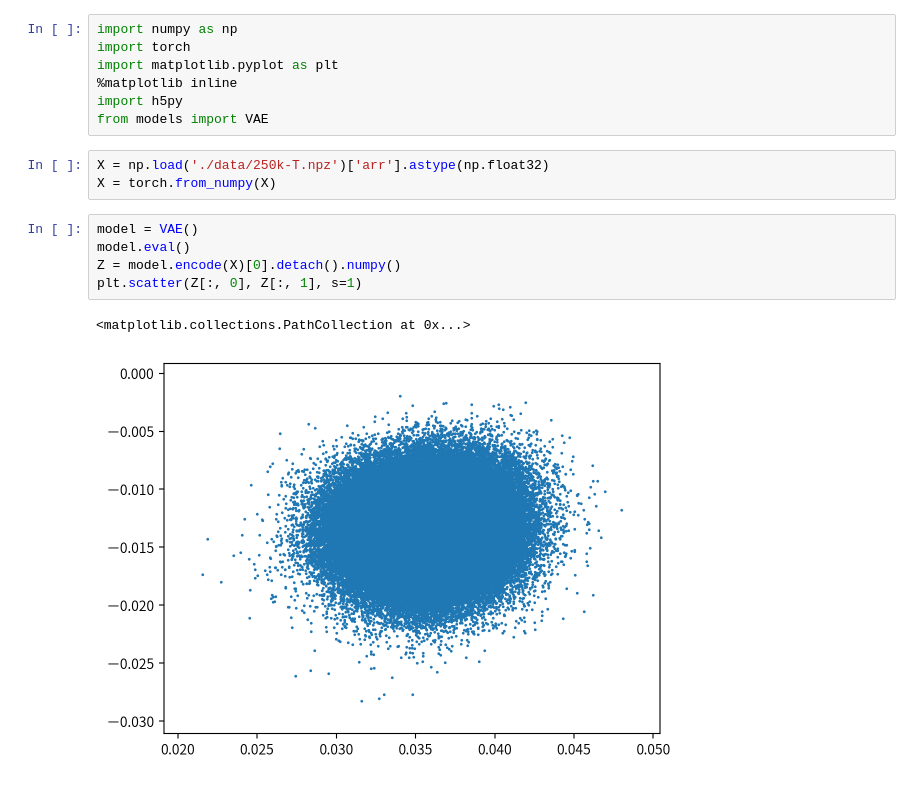
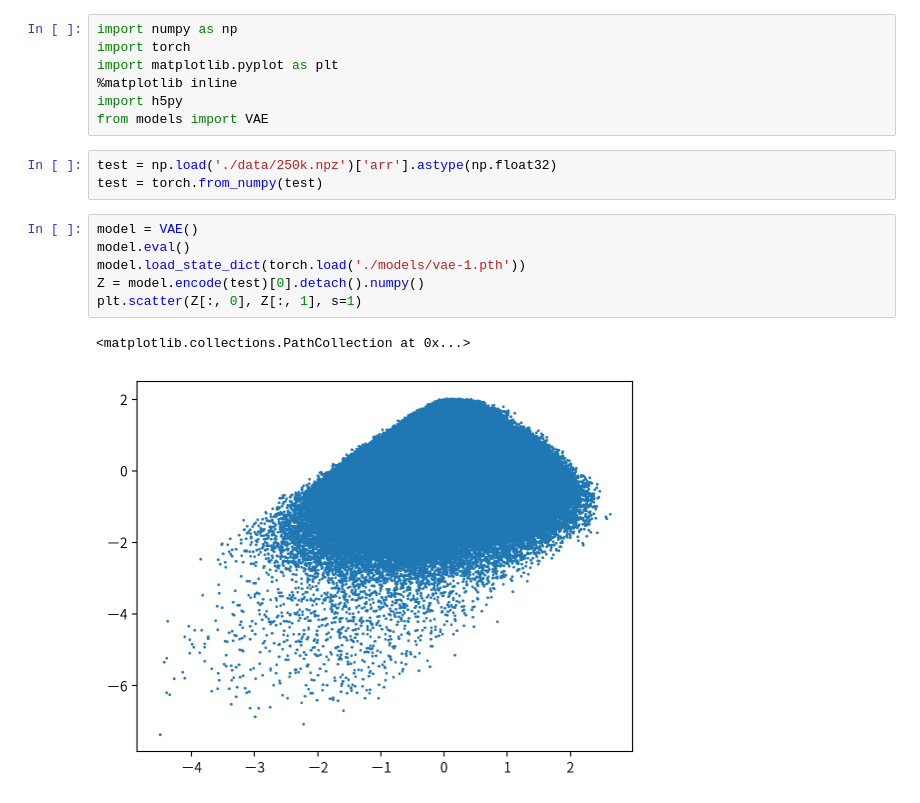
Before and after one commit to topazape/molecular-VAE, a Jupyter notebook: Untitled.ipynb, the cells around one changed output. Saved outputs shown, nothing was run; the diff lists cells and outputs as text.

```diff
--- a/Untitled.ipynb
+++ b/Untitled.ipynb
@@ -6,13 +6,14 @@ import matplotlib.pyplot as plt
 import h5py
 from models import VAE
 # %%
-X = np.load('./data/250k-T.npz')['arr'].astype(np.float32)
-X = torch.from_numpy(X)
+test = np.load('./data/250k.npz')['arr'].astype(np.float32)
+test = torch.from_numpy(test)
 # %%
 model = VAE()
 model.eval()
-Z = model.encode(X)[0].detach().numpy()
+model.load_state_dict(torch.load('./models/vae-1.pth'))
+Z = model.encode(test)[0].detach().numpy()
 plt.scatter(Z[:, 0], Z[:, 1], s=1)
 # %% [output]
 <matplotlib.collections.PathCollection at 0x...>
-[figure, old version]
+[figure, new version]
```
Also changed, not shown: parts of 3 cells of this notebook, 13 other files.
